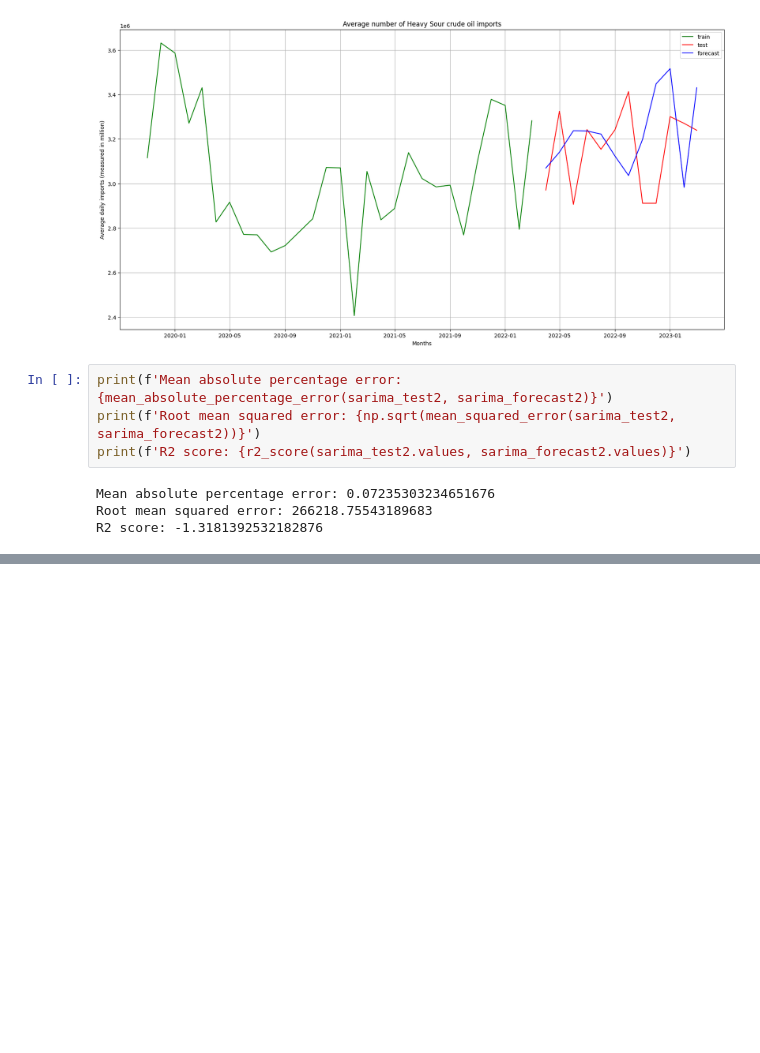
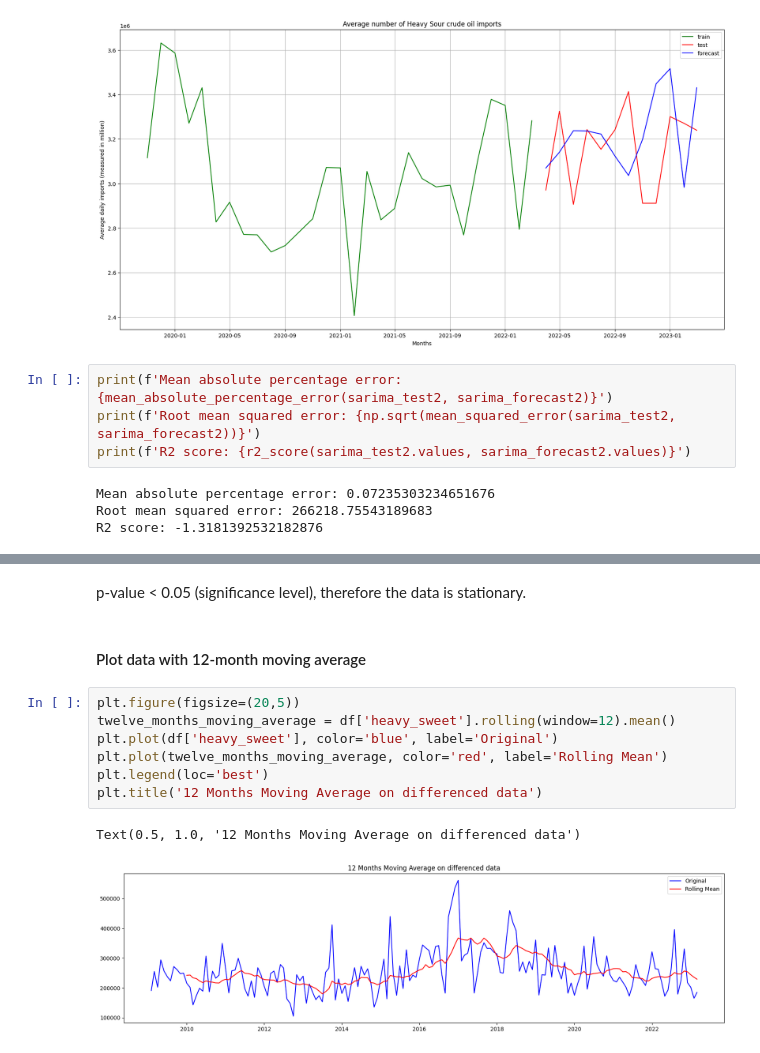
Before and after one commit to Erik-02/oil, a Jupyter notebook: Untitled2.ipynb, the cells around one changed output, grey strips where cells are left out. Cells and saved outputs as stored; diff of their text form; blank space fills up the shorter version.

```diff
--- a/Untitled2.ipynb
+++ b/Untitled2.ipynb
@@ -493,0 +580,14 @@ R2 score: -1.3181392532182876
+# %% [markdown]
+p-value < 0.05 (significance level), therefore the data is stationary.
+# %% [markdown]
+#### Plot data with 12-month moving average
+# %%
+plt.figure(figsize=(20,5))
+twelve_months_moving_average = df['heavy_sweet'].rolling(window=12).mean()
+plt.plot(df['heavy_sweet'], color='blue', label='Original')
+plt.plot(twelve_months_moving_average, color='red', label='Rolling Mean')
+plt.legend(loc='best')
+plt.title('12 Months Moving Average on differenced data')
+# %% [output]
+Text(0.5, 1.0, '12 Months Moving Average on differenced data')
+[figure, added]
```
Also changed, not shown: parts of 34 cells of this notebook.
